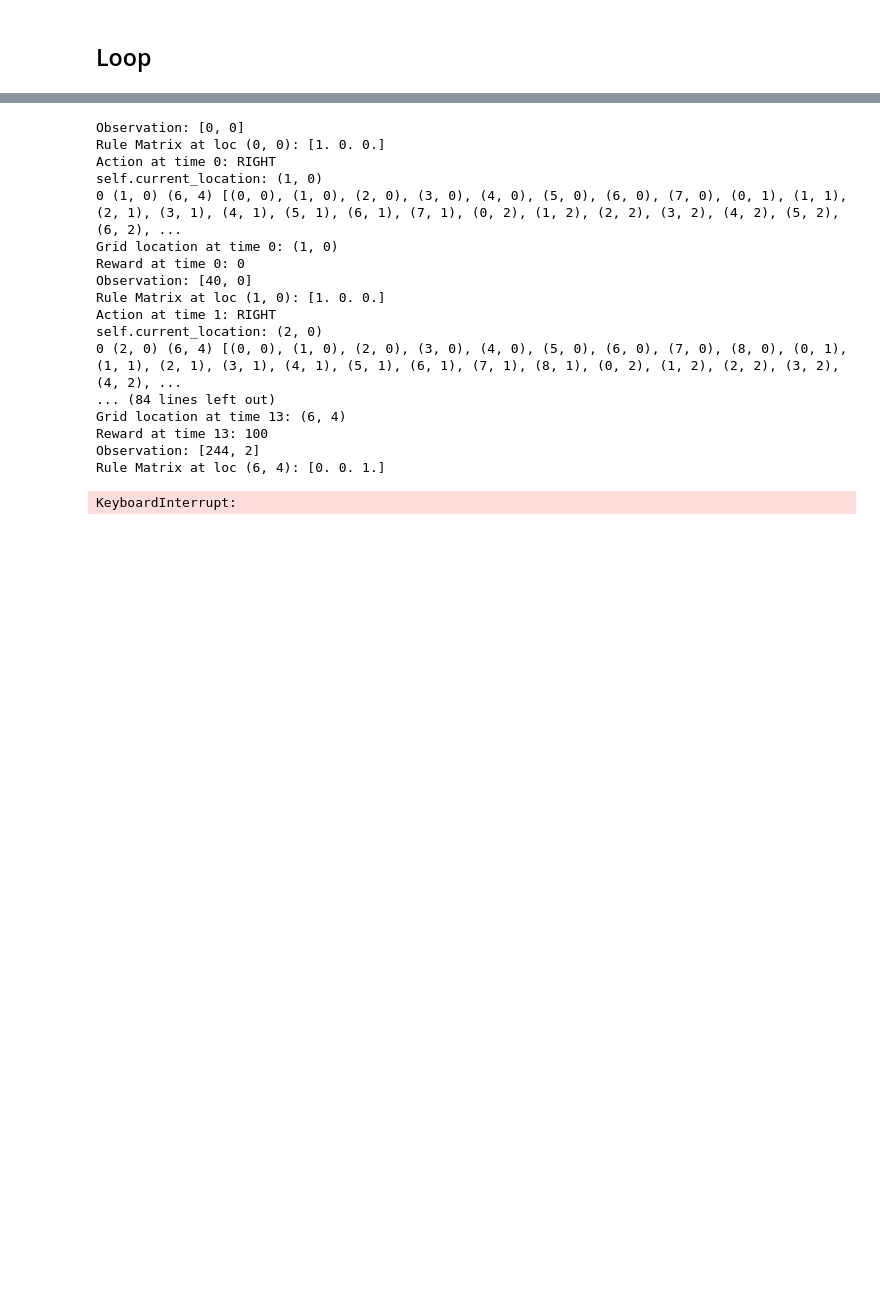
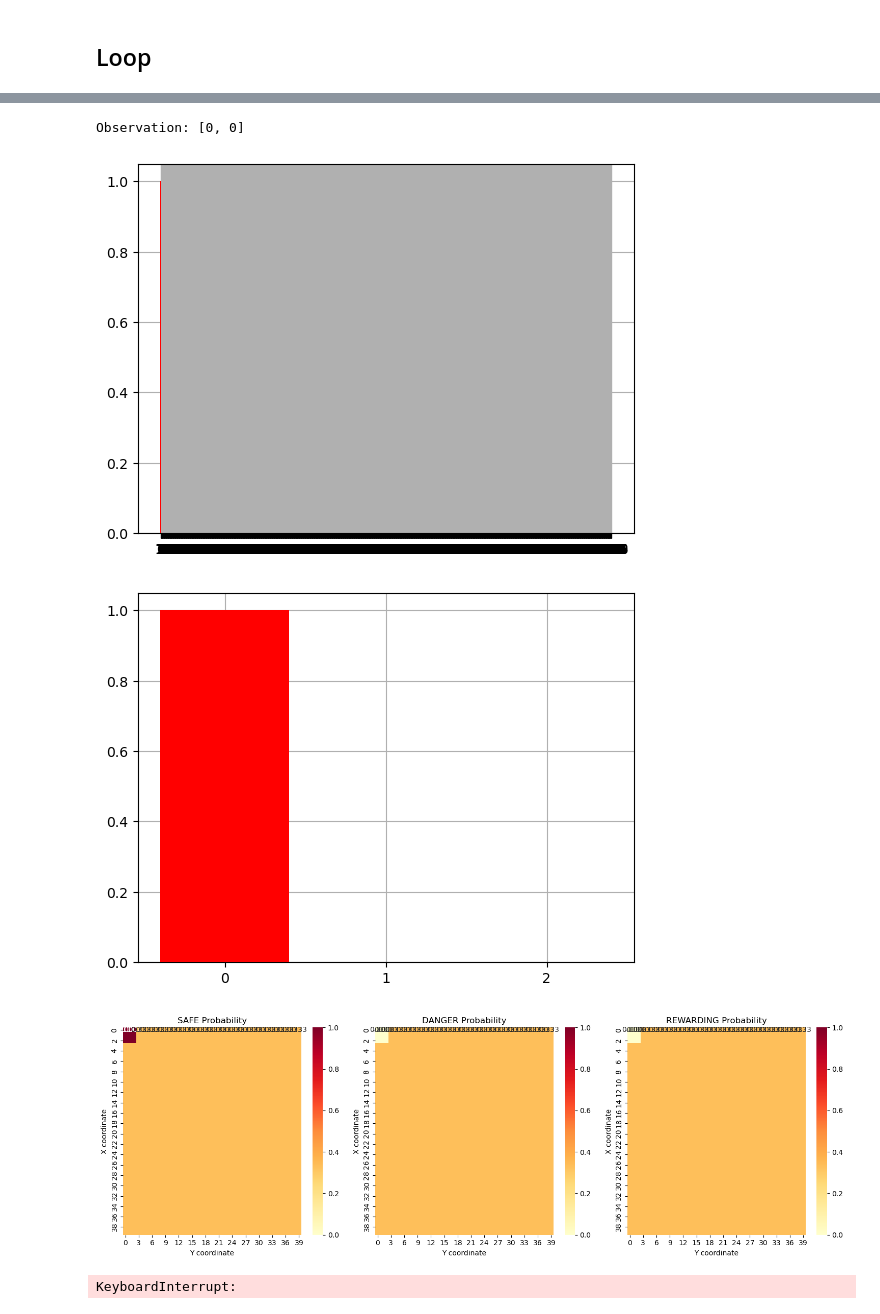
Before and after one commit to JojiGitHub/Active-Inference-AutoNav-2025, a Jupyter notebook: Agent/redspots-1.ipynb, the cells around one changed output, grey strips where cells are left out. Drawn from its saved outputs; the diff is of its cells as text; code cells hidden in the pictures; blank space fills up the shorter version.

```diff
--- a/Agent/redspots-1.ipynb
+++ b/Agent/redspots-1.ipynb
@@ -267,0 +207,11 @@ def update_rule_matrix(rule_matrix, beliefs):
+# %%
+def update_vision_matrix(vision_matrix, obs):
+    """
+    Update the observation matrix based on an observation
+    """
+
+    one_hot_obs = [0,0,0]
+    one_hot_obs[obs[1]] = 1
+    vision_matrix[obs[0]] = one_hot_obs
+
+    return vision_matrix
@@ -829,7 +775,8 @@ agent_pos, redspots, goal_location
   (3, 13)],
  (6, 4))
 # %%
-my_agent = Agent(A=A, B=B, C=C, D=D, policy_len=4)
+# Create base agent
+my_agent = Agent(A=A, B=B, C=C, D=D, policy_len=3)
 
 my_env = GridWorldEnv(starting_loc = agent_pos, redspots=redspots, goal = goal_location)
 # %% [output]
@@ -912,3 +853,0 @@ my_agent.qs[0], my_agent.qs[1]
-# %%
-obs = create_observation(loc_obs, red_obs, green_obs, white_obs)
-obs
@@ -917,71 +854,45 @@ obs
 # %%
 history_of_locs = [loc_obs]
 
 T = 15
 
 for t in range(T):
+    obs = create_observation(loc_obs, red_obs, green_obs, white_obs)
+    print(f"Observation: {obs}")
+    vision_matrix = update_vision_matrix(vision_matrix, obs)
 
-    obs = create_observation(loc_obs, red_obs, green_obs, white_obs)
+    # Update beliefs
+    qs = my_agent.infer_states(obs)
 
-    # generate observations
-    print(f"Observation: {obs}")
+    plot_beliefs(qs[0])
+    plot_beliefs(qs[1])
 
-    # belief posterior
-    qs = my_agent.infer_states(obs) #directly updates using bayesian inference
+    # Update obs matrix
+    surrounding_locs = update_vision(loc_obs, grid_dims, 2)
+    for loc in surrounding_locs:
+        obs = create_observation(loc, red_obs, green_obs, white_obs)
+        vision_matrix = update_vision_matrix(vision_matrix, obs)
 
-    # plot belief posterior
-    #plot_beliefs(qs[0])
-    #plot_beliefs(qs[1])
+    visualize_vision_matrix(vision_matrix, grid_dims)
 
-    # use belief posterior to update rule matrix
-    rule_matrix = update_rule_matrix(rule_matrix, qs)
-    print(f"Rule Matrix at loc {loc_obs}: {rule_matrix[obs[0]]}")
-
-    # ruled based update on A
-    # A = rule_based_update_A(rule_matrix, A)
-
-    # plot updated A
-    # plot_A_1(A)
-
-
-    # policy selection
+    # Policy selection
     my_agent.infer_policies()
-
     chosen_action_id = my_agent.sample_action()
 
     movement_id = int(chosen_action_id[0])
-
     choice_action = actions[movement_id]
-
     print(f'Action at time {t}: {choice_action}')
 
-
+    # Environment step
     loc_obs, green_obs, white_obs, red_obs, agent_reward = my_env.step(choice_action)
 
     print(agent_reward, loc_obs, green_obs, white_obs, red_obs)
-
-
     history_of_locs.append(loc_obs)
-
     print(f'Grid location at time {t}: {loc_obs}')
-
     print(f'Reward at time {t}: {agent_reward}')
 # %% [output]
 Observation: [0, 0]
-Rule Matrix at loc (0, 0): [1. 0. 0.]
-Action at time 0: RIGHT
-self.current_location: (1, 0)
-0 (1, 0) (6, 4) [(0, 0), (1, 0), (2, 0), (3, 0), (4, 0), (5, 0), (6, 0), (7, 0), (0, 1), (1, 1), (2, 1), (3, 1), (4, 1), (5, 1), (6, 1), (7, 1), (0, 2), (1, 2), (2, 2), (3, 2), (4, 2), (5, 2), (6, 2), ...
-Grid location at time 0: (1, 0)
-Reward at time 0: 0
-Observation: [40, 0]
-Rule Matrix at loc (1, 0): [1. 0. 0.]
-Action at time 1: RIGHT
-self.current_location: (2, 0)
-0 (2, 0) (6, 4) [(0, 0), (1, 0), (2, 0), (3, 0), (4, 0), (5, 0), (6, 0), (7, 0), (8, 0), (0, 1), (1, 1), (2, 1), (3, 1), (4, 1), (5, 1), (6, 1), (7, 1), (8, 1), (0, 2), (1, 2), (2, 2), (3, 2), (4, 2), ...
-... (84 lines left out)
-Grid location at time 13: (6, 4)
-Reward at time 13: 100
-Observation: [244, 2]
-Rule Matrix at loc (6, 4): [0. 0. 1.]
+[figure, added]
+[figure, added]
+[figure, added]
 KeyboardInterrupt:
```
Also changed, not shown: parts of 30 cells of this notebook.
